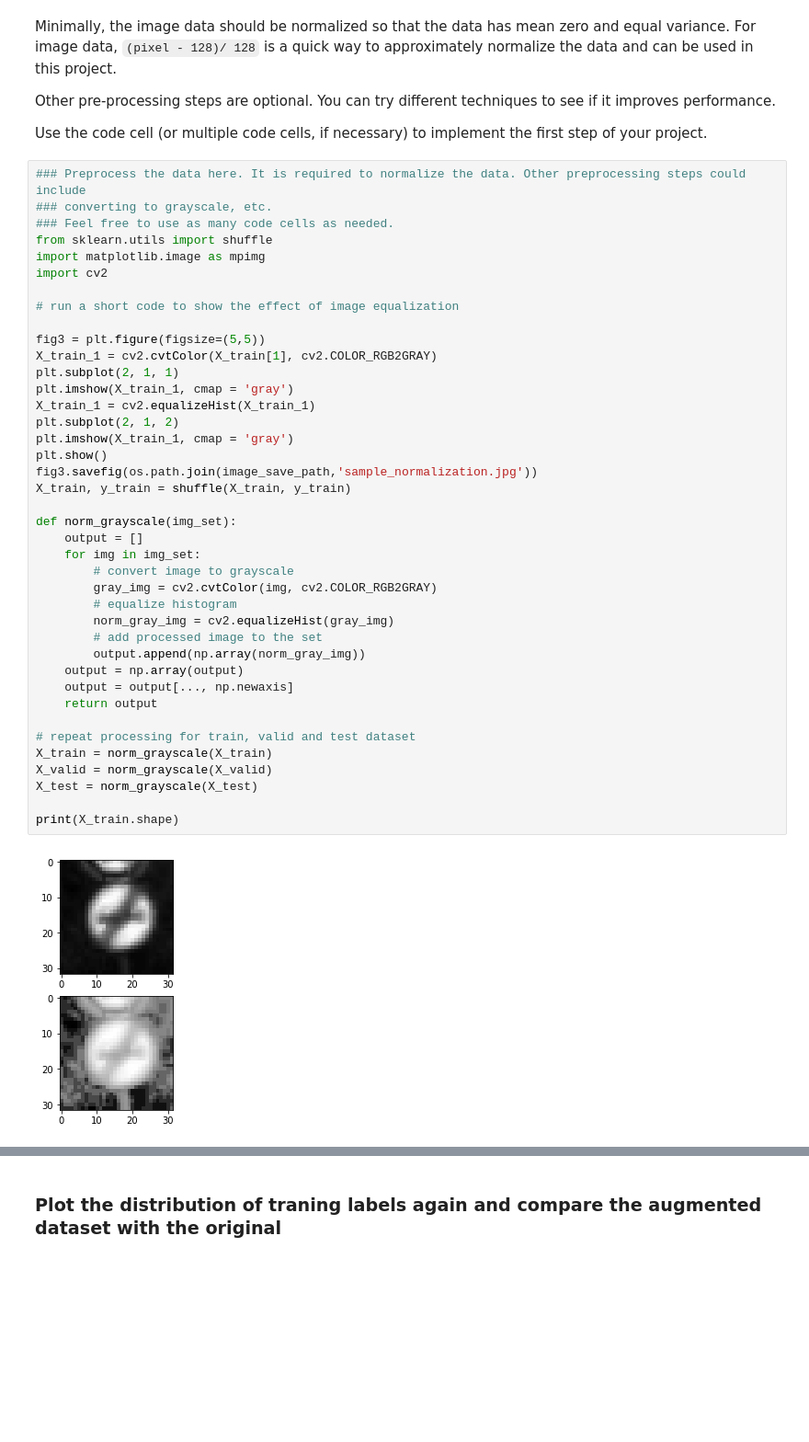
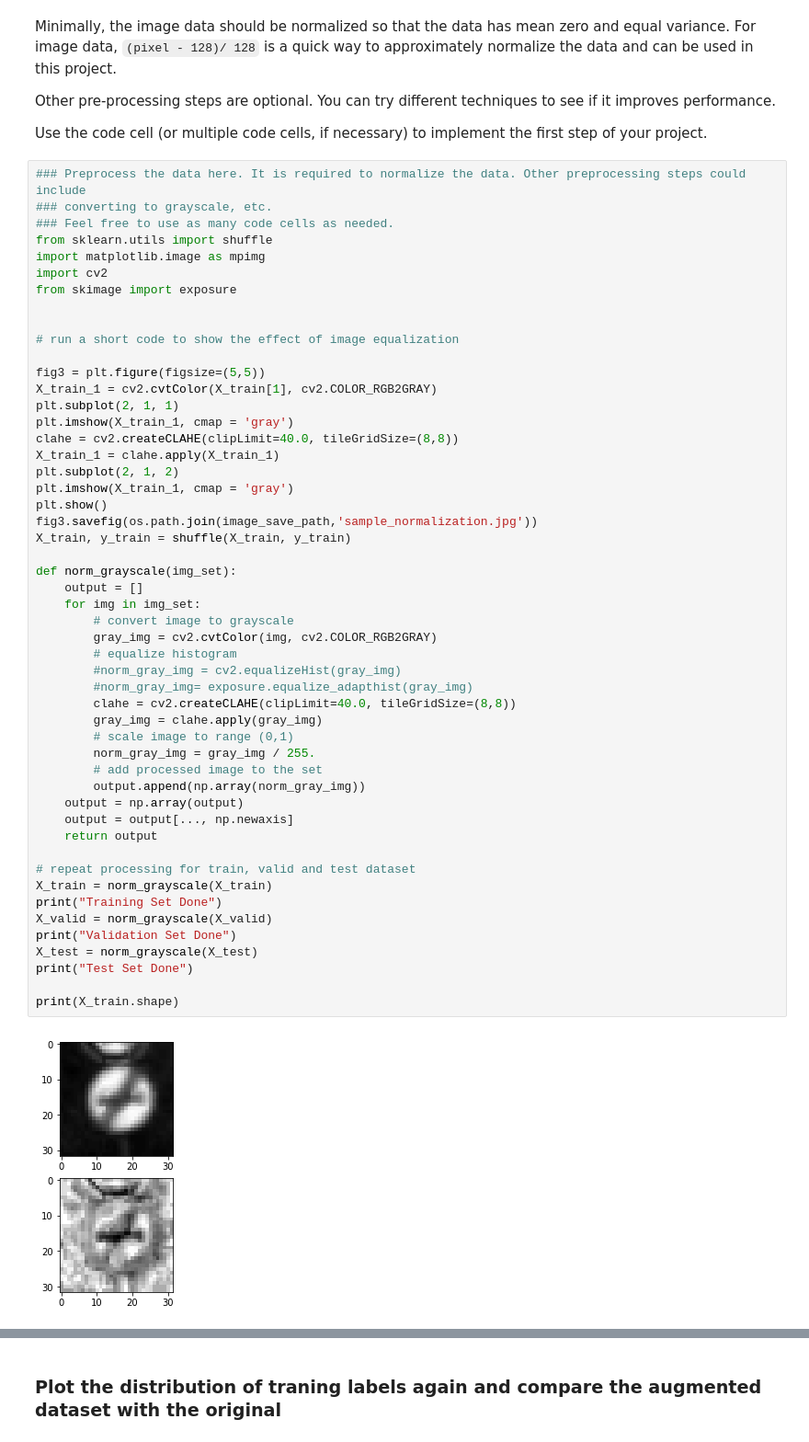
Before and after one commit to mscwu/udacity_traffic_sign_classification, a Jupyter notebook: Traffic_Sign_Classifier.ipynb, the cells around one changed output, grey strips where cells are left out. Shown at 92% size. Saved outputs shown, nothing was run; the diff lists cells and outputs as text; blank space fills up the shorter version.

```diff
--- a/Traffic_Sign_Classifier.ipynb
+++ b/Traffic_Sign_Classifier.ipynb
@@ -199,38 +199,49 @@ Use the code cell (or multiple code cells, if necessary) to implement the first
 from sklearn.utils import shuffle
 import matplotlib.image as mpimg
 import cv2
+from skimage import exposure
+
 
 # run a short code to show the effect of image equalization
 
 fig3 = plt.figure(figsize=(5,5))
 X_train_1 = cv2.cvtColor(X_train[1], cv2.COLOR_RGB2GRAY)
 plt.subplot(2, 1, 1)
 plt.imshow(X_train_1, cmap = 'gray')
-X_train_1 = cv2.equalizeHist(X_train_1)
+clahe = cv2.createCLAHE(clipLimit=40.0, tileGridSize=(8,8))
+X_train_1 = clahe.apply(X_train_1)
 plt.subplot(2, 1, 2)
 plt.imshow(X_train_1, cmap = 'gray')
 plt.show()
 fig3.savefig(os.path.join(image_save_path,'sample_normalization.jpg'))
 X_train, y_train = shuffle(X_train, y_train)
 
 def norm_grayscale(img_set):
     output = []
     for img in img_set:
         # convert image to grayscale
         gray_img = cv2.cvtColor(img, cv2.COLOR_RGB2GRAY)
         # equalize histogram
-        norm_gray_img = cv2.equalizeHist(gray_img)
+        #norm_gray_img = cv2.equalizeHist(gray_img)
+        #norm_gray_img= exposure.equalize_adapthist(gray_img)
+        clahe = cv2.createCLAHE(clipLimit=40.0, tileGridSize=(8,8))
+        gray_img = clahe.apply(gray_img)
+        # scale image to range (0,1)
+        norm_gray_img = gray_img / 255.
         # add processed image to the set
         output.append(np.array(norm_gray_img))
     output = np.array(output)
     output = output[..., np.newaxis]
     return output
 
 # repeat processing for train, valid and test dataset
 X_train = norm_grayscale(X_train)
+print("Training Set Done")
 X_valid = norm_grayscale(X_valid)
+print("Validation Set Done")
 X_test = norm_grayscale(X_test)
+print("Test Set Done")
 
 print(X_train.shape)
 # %% [output]
-[figure, old version]
+[figure, new version]
```
Also changed, not shown: parts of 14 cells of this notebook, 8 other files.
